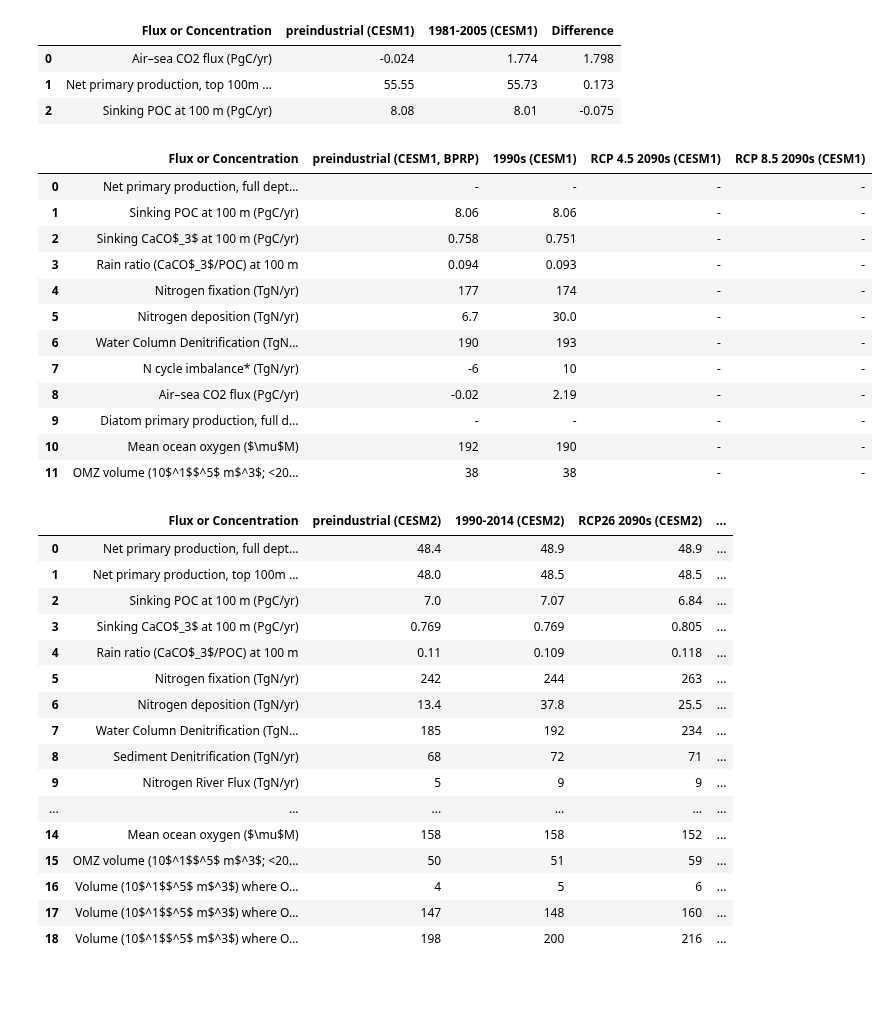
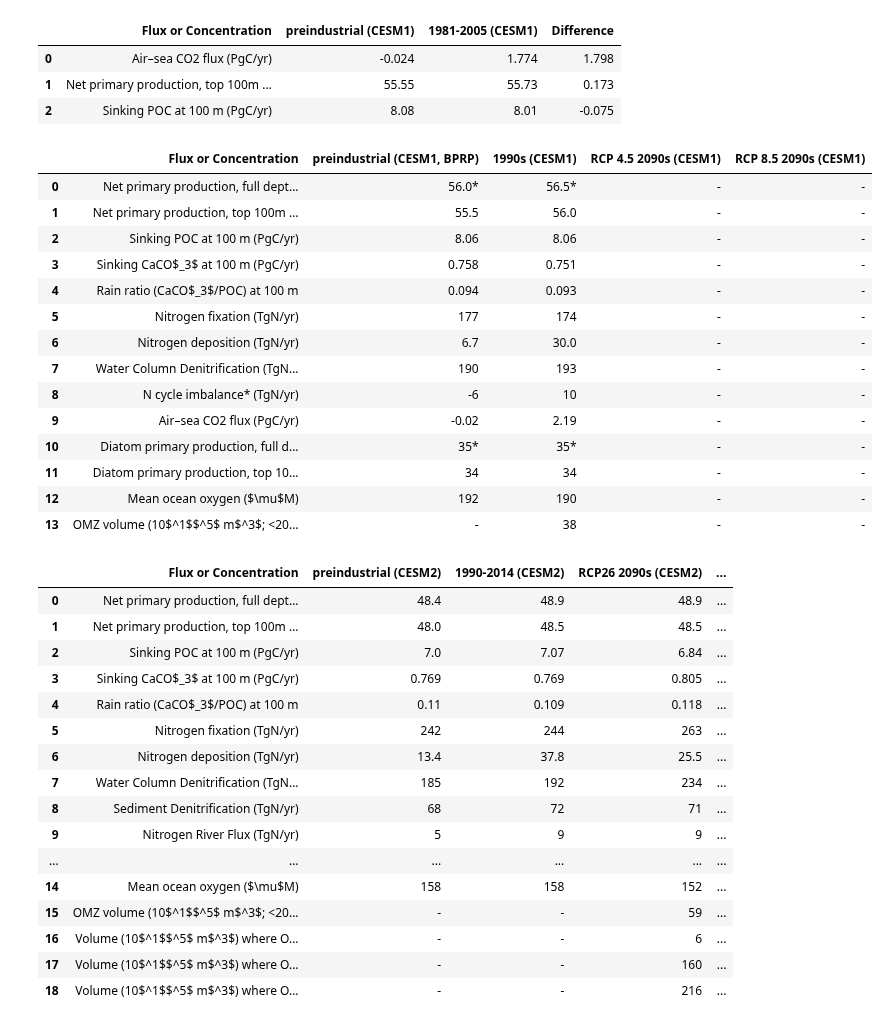
Before and after one commit to marbl-ecosys/cesm2-marbl, a Jupyter notebook: notebooks/Global Flux Table.ipynb, the cells around one changed output. Saved outputs shown, nothing was run; the diff lists cells and outputs as text; code cells hidden in the pictures; blank space fills up the shorter version.

```diff
--- a/notebooks/Global Flux Table.ipynb
+++ b/notebooks/Global Flux Table.ipynb
@@ -436,10 +438,10 @@ def compute_global_time_series(datasets, integral_units, variable):
 new_units = dict()
 ann_avg = dict()
 
-for variable in all_data:
-    # I think this is ~35 minutes for 3D vars and 25 min for 2D vars?
+for variable in vars:
+    # I think this is ~60 minutes for 3D vars and 45 min for 2D vars?
     # (when using all 10 datasets)
-    ann_avg[variable], new_units[variable] = compute_global_time_series(all_data, integral_units, variable)
+    ann_avg[variable], new_units[variable] = compute_global_time_series(integral_units, variable, experiments, catalogs)
 
 if 'O2' in new_units:
     new_units['O2_orig'] = new_units['O2'].copy()
@@ -557,16 +559,18 @@ final_units['DON_RIV_FLUX'] = TgN_per_year
 final_units['DONr_RIV_FLUX'] = TgN_per_year
 final_units['FG_CO2'] = PgC_per_year
 final_units['O2'] = 'uM'
-final_units['O2_under_5uM'] = 'Pm * m^2'
-final_units['O2_under_20uM'] = 'Pm * m^2'
-final_units['O2_under_60uM'] = 'Pm * m^2'
-final_units['O2_under_80uM'] = 'Pm * m^2'
+final_units['O2_under_thres'] = 'Pm * m^2'
 # %% [markdown]
 #### Define labels for rows in each table
 
 Also determine correct number of digits to write each value out to
 # %%
 # Define keys that will go into table columns
+
+def O2_vol_keys(o2_thres):
+    if o2_thres == 20:
+        return f'OMZ volume (10$^1$$^5$ m$^3$; <20 $\mu$M)'
+    return f'Volume (10$^1$$^5$ m$^3$) where O$_2$ <{o2_thres} $\mu$M)'
 
 # SETTING UP NAMES FOR ALL TABLE KEYS
 POC_key = f'Sinking POC at 100 m ({PgC_per_year})'
@@ -584,10 +588,6 @@ rivflux_key = f'Nitrogen River Flux ({TgN_per_year})'
 Ncycle_key = f'N cycle imbalance* ({TgN_per_year})'
 CO2_key = f'Air–sea CO2 flux ({PgC_per_year})'
 O2_key = f'Mean ocean oxygen ($\mu$M)'
-OMZ_key = f'OMZ volume (10$^1$$^5$ m$^3$; <20 $\mu$M)'
-O2_vol_keys = dict()
-for thres in [5, 60, 80]:
-    O2_vol_keys[thres] = f'Volume (10$^1$$^5$ m$^3$) where O$_2$ <{thres} $\mu$M)'
 
 # Define rounding digit count here
 rounding = dict()
@@ -606,9 +606,8 @@ rounding[rivflux_key] = 0
 rounding[Ncycle_key] = 0
 rounding[CO2_key] = 2
 rounding[O2_key] = 0
-rounding[OMZ_key] = 0
-for _,O2_vol_key in O2_vol_keys.items():
-    rounding[O2_vol_key] = 0
+for o2_thres in [5, 20, 60, 80]:
+    rounding[O2_vol_keys(o2_thres)] = 0
 # %% [markdown]
 #### Average over all ensemble members and time (for proper time period)
 # %%
@@ -754,6 +753,9 @@ def make_table(diag_columns, test_exps):
                 if rounding[table_key] == 0:
                     rounded_val = np.int(rounded_val)
                 table_dict[experiment_longnames[exp]].append(str(rounded_val))
+                # Add asterisk denoting CESM1 integrals are 150m, not full depth
+                if ('cesm1' in exp) and (table_key in [NPP_key, NPP_diat_key]):
+                    table_dict[experiment_longnames[exp]][-1] = table_dict[experiment_longnames[exp]][-1] + '*'
             except:
                 table_dict[experiment_longnames[exp]].append('-')
     return(table_dict)
@@ -829,40 +831,44 @@ pd.DataFrame(make_table(rows, ['cesm1_PI', 'cesm1_hist', new_exp]))
 # %%
 # Keith M's original table
 # We use a different set of preindustrial years
 # Also, maybe he uses equal weighting for month -> year instead of number of days per month?
 
 rounding[CO2_key] = 2
 rounding[NPP_100m_key] = 1
 
 test_exps = ['cesm1_PI_esm', 'cesm1_hist_esm', 'cesm1_RCP45', 'cesm1_RCP85']
 diagnostic_columns = [NPP_key,
+                      NPP_100m_key,
                       POC_key,
                       CaCO3_key,
                       rain_key,
                       Nfix_key,
                       Ndep_key,
                       denitrif_key,
                       Ncycle_key,
                       CO2_key,
                       NPP_diat_key,
+                      NPP_diat_100m_key,
                       O2_key,
-                      OMZ_key
+                      O2_vol_keys(20)
                      ]
 pd.DataFrame(make_table(diagnostic_columns, test_exps))
 # %% [output]
 |  | Flux or Concentration | preindustrial (CESM1, BPRP) | 1990s (CESM1) | RCP 4.5 2090s (CESM1) | RCP 8.5 2090s (CESM1) |
-| 0 | Net primary production, full dept... | - | - | - | - |
-| 1 | Sinking POC at 100 m (PgC/yr) | 8.06 | 8.06 | - | - |
-| 2 | Sinking CaCO$_3$ at 100 m (PgC/yr) | 0.758 | 0.751 | - | - |
-| 3 | Rain ratio (CaCO$_3$/POC) at 100 m | 0.094 | 0.093 | - | - |
-| 4 | Nitrogen fixation (TgN/yr) | 177 | 174 | - | - |
-| 5 | Nitrogen deposition (TgN/yr) | 6.7 | 30.0 | - | - |
-| 6 | Water Column Denitrification (TgN... | 190 | 193 | - | - |
-| 7 | N cycle imbalance* (TgN/yr) | -6 | 10 | - | - |
-| 8 | Air–sea CO2 flux (PgC/yr) | -0.02 | 2.19 | - | - |
-| 9 | Diatom primary production, full d... | - | - | - | - |
-| 10 | Mean ocean oxygen ($\mu$M) | 192 | 190 | - | - |
-| 11 | OMZ volume (10$^1$$^5$ m$^3$; <20... | 38 | 38 | - | - |
+| 0 | Net primary production, full dept... | 56.0* | 56.5* | - | - |
+| 1 | Net primary production, top 100m ... | 55.5 | 56.0 | - | - |
+| 2 | Sinking POC at 100 m (PgC/yr) | 8.06 | 8.06 | - | - |
+| 3 | Sinking CaCO$_3$ at 100 m (PgC/yr) | 0.758 | 0.751 | - | - |
+| 4 | Rain ratio (CaCO$_3$/POC) at 100 m | 0.094 | 0.093 | - | - |
+| 5 | Nitrogen fixation (TgN/yr) | 177 | 174 | - | - |
+| 6 | Nitrogen deposition (TgN/yr) | 6.7 | 30.0 | - | - |
+| 7 | Water Column Denitrification (TgN... | 190 | 193 | - | - |
+| 8 | N cycle imbalance* (TgN/yr) | -6 | 10 | - | - |
+| 9 | Air–sea CO2 flux (PgC/yr) | -0.02 | 2.19 | - | - |
+| 10 | Diatom primary production, full d... | 35* | 35* | - | - |
+| 11 | Diatom primary production, top 10... | 34 | 34 | - | - |
+| 12 | Mean ocean oxygen ($\mu$M) | 192 | 190 | - | - |
+| 13 | OMZ volume (10$^1$$^5$ m$^3$; <20... | - | 38 | - | - |
 # %%
 # Updated table for our paper
 rounding[CO2_key] = 2
@@ -884,10 +890,10 @@ diagnostic_columns = [NPP_key,
                       NPP_diat_key,
                       NPP_diat_100m_key,
                       O2_key,
-                      OMZ_key,
-                      O2_vol_keys[5],
-                      O2_vol_keys[60],
-                      O2_vol_keys[80]
+                      O2_vol_keys(20),
+                      O2_vol_keys(5),
+                      O2_vol_keys(60),
+                      O2_vol_keys(80)
                      ]
 pd.DataFrame(make_table(diagnostic_columns, test_exps))
 # %% [output]
@@ -904,7 +910,7 @@ pd.DataFrame(make_table(diagnostic_columns, test_exps))
 | 9 | Nitrogen River Flux (TgN/yr) | 5 | 9 | 9 | ... |
 | ... | ... | ... | ... | ... | ... |
 | 14 | Mean ocean oxygen ($\mu$M) | 158 | 158 | 152 | ... |
-| 15 | OMZ volume (10$^1$$^5$ m$^3$; <20... | 50 | 51 | 59 | ... |
-| 16 | Volume (10$^1$$^5$ m$^3$) where O... | 4 | 5 | 6 | ... |
-| 17 | Volume (10$^1$$^5$ m$^3$) where O... | 147 | 148 | 160 | ... |
-| 18 | Volume (10$^1$$^5$ m$^3$) where O... | 198 | 200 | 216 | ... |
+| 15 | OMZ volume (10$^1$$^5$ m$^3$; <20... | - | - | 59 | ... |
+| 16 | Volume (10$^1$$^5$ m$^3$) where O... | - | - | 6 | ... |
+| 17 | Volume (10$^1$$^5$ m$^3$) where O... | - | - | 160 | ... |
+| 18 | Volume (10$^1$$^5$ m$^3$) where O... | - | - | 216 | ... |
```
Also changed, not shown: parts of 13 cells of this notebook.
